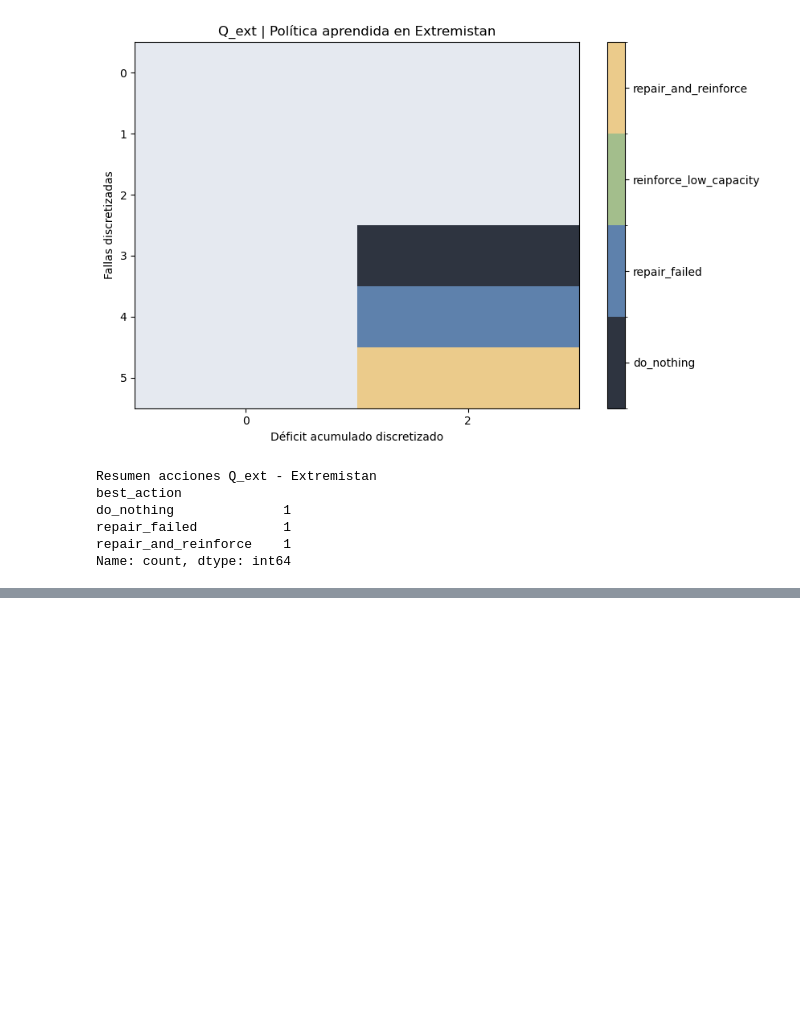
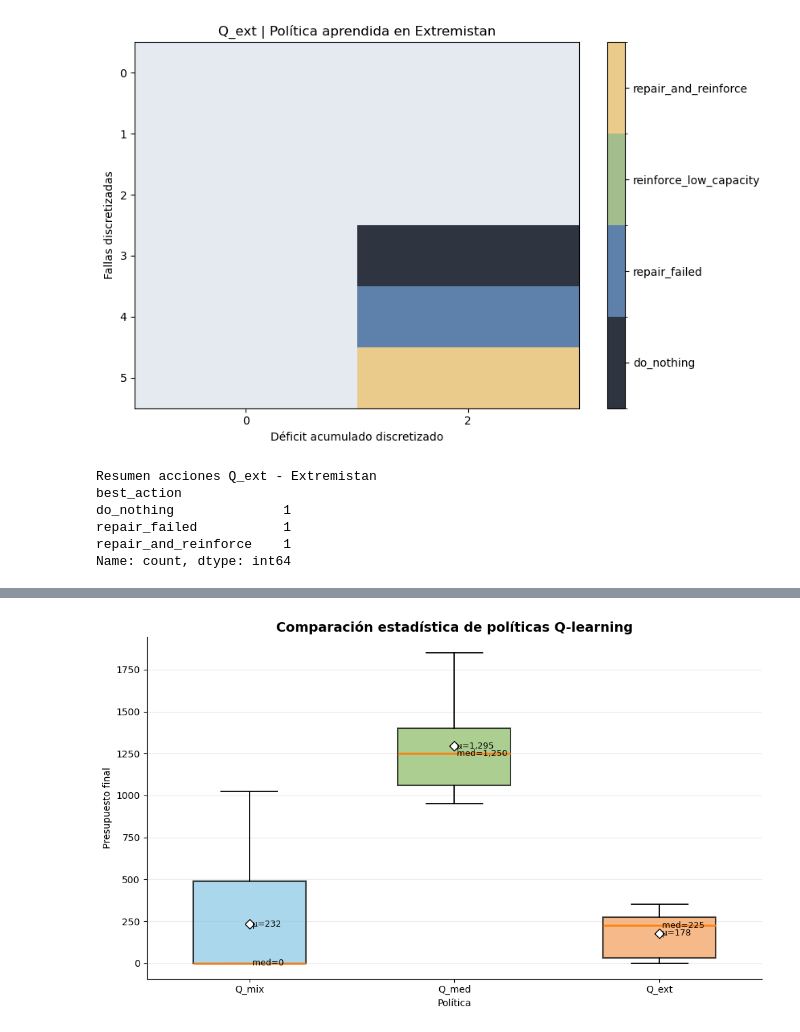
Before and after one commit to sofisacmu/obi_proyecto1, a Jupyter notebook: Entrega 3/modelo.ipynb, the cells around one changed output, grey strips where cells are left out. Drawn from its saved outputs; the diff is of its cells as text; code cells hidden in the pictures; blank space fills up the shorter version.

```diff
--- a/Entrega 3/modelo.ipynb
+++ b/Entrega 3/modelo.ipynb
@@ -2833,0 +2989,8 @@ Name: count, dtype: int64
+# %%
+boxplot_qlearning(
+    eval_all,
+    metric="final_budget",
+    ylabel="Presupuesto final"
+)
+# %% [output]
+[figure, added]
```
Also changed, not shown: parts of 6 cells of this notebook, 1 other file.
